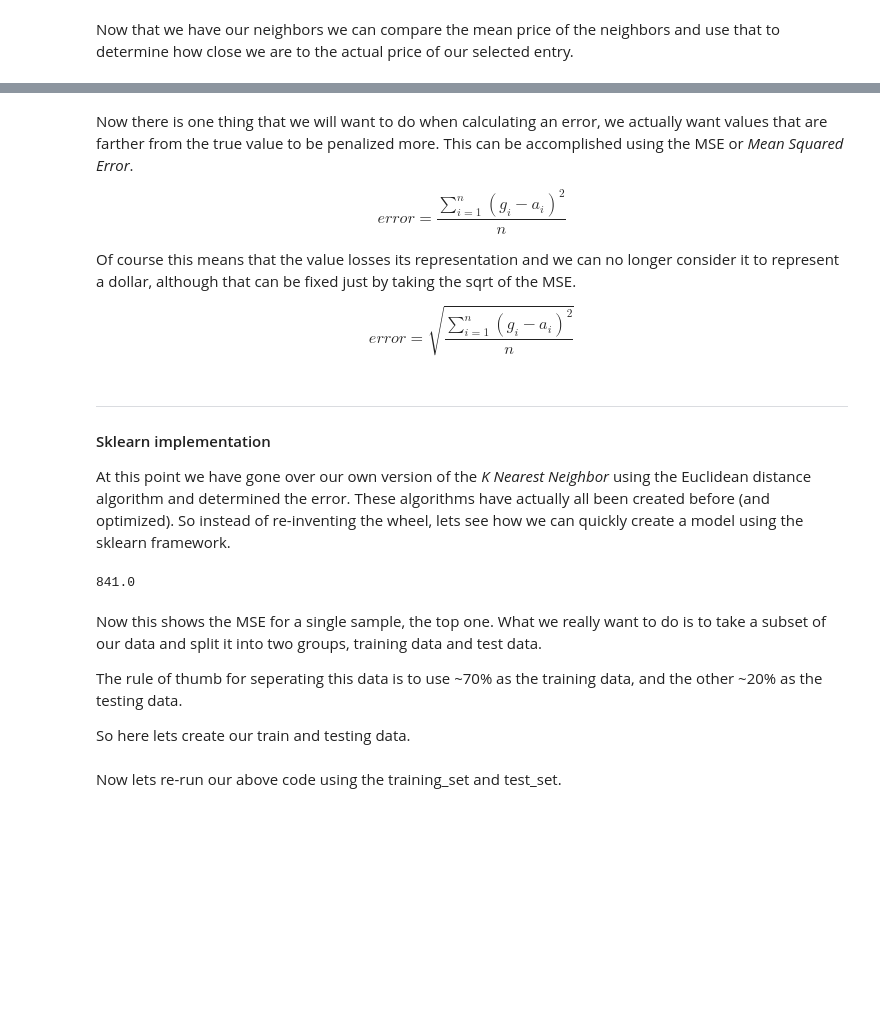
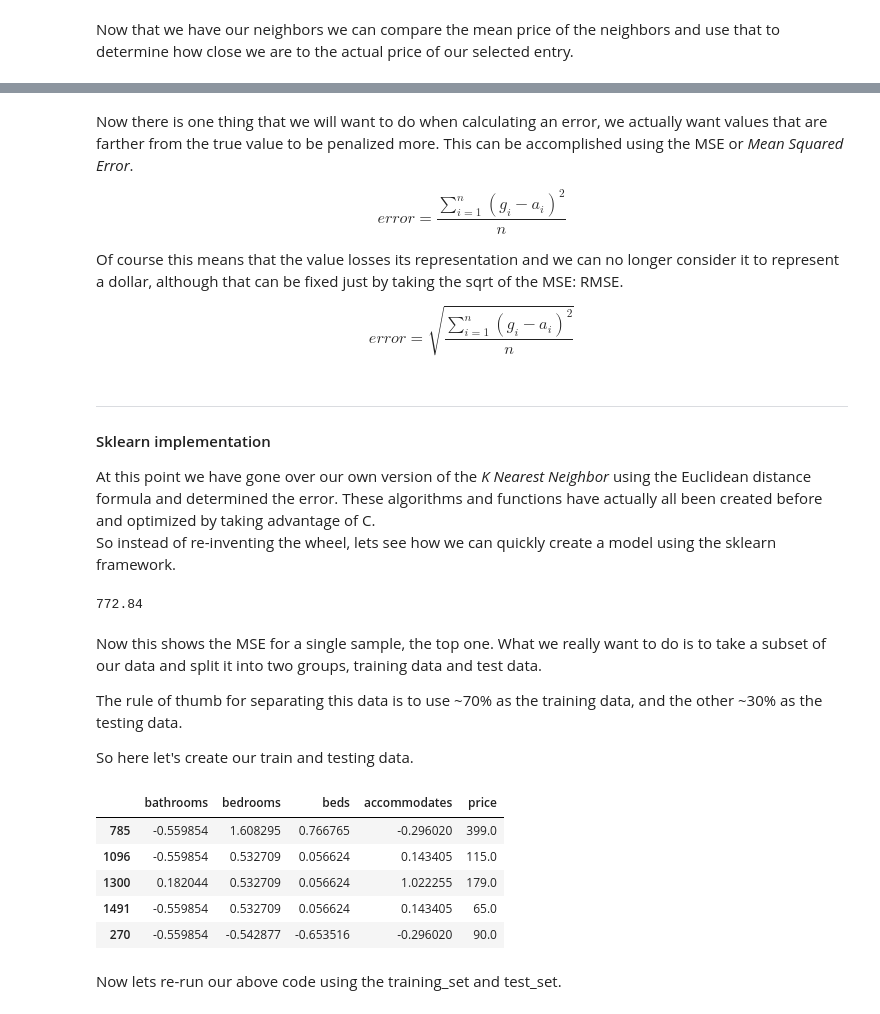
Before and after one commit to mikekwright/machine-learning-intro, a Jupyter notebook: notebook/k-regression-model.ipynb, the cells around one changed output, grey strips where cells are left out. Saved outputs shown, nothing was run; the diff lists cells and outputs as text; code cells hidden in the pictures; blank space fills up the shorter version.

Commit message:
Made a few changes to the regression model, including normalization

```diff
--- a/notebook/k-regression-model.ipynb
+++ b/notebook/k-regression-model.ipynb
@@ -290,7 +316,7 @@ error = \dfrac{\sum_{i=1}^{n}{(g_i - a_i)^2}}{n}
 \end{equation*}
 
 Of course this means that the value losses its representation and we can no longer consider it to
-represent a dollar, although that can be fixed just by taking the sqrt of the MSE.
+represent a dollar, although that can be fixed just by taking the sqrt of the MSE: RMSE.
 
 \begin{equation*}
 error = \sqrt{\dfrac{\sum_{i=1}^{n}{(g_i - a_i)^2}}{n}}
@@ -301,14 +327,16 @@ error = \sqrt{\dfrac{\sum_{i=1}^{n}{(g_i - a_i)^2}}{n}}
 #### Sklearn implementation
 
 At this point we have gone over our own version of the *K Nearest Neighbor* using the
-Euclidean distance algorithm and determined the error.  These algorithms have actually
-all been created before (and optimized).  So instead of re-inventing the wheel, lets
-see how we can quickly create a model using the sklearn framework.
+Euclidean distance formula and determined the error.  These algorithms and functions
+have actually all been created before and optimized by taking advantage of C.
+So instead of re-inventing the wheel, lets see how we can quickly create a model
+using the sklearn framework.
 # %%
 from sklearn.neighbors import KNeighborsRegressor
 from sklearn.metrics import mean_squared_error
 
 subset = data[columns]
+subset = normalize(subset)
 p = subset.iloc[0]
 subset = subset[1:]
 
@@ -321,15 +349,15 @@ predictions = model.predict(p[features].values.reshape(1, -1))
 error = mean_squared_error([p['price']], predictions)
 print(error)
 # %% [output]
-841.0
+772.84
 # %% [markdown]
 Now this shows the MSE for a single sample, the top one.  What we really want to do is to
 take a subset of our data and split it into two groups, training data and test data.
 
-The rule of thumb for seperating this data is to use ~70% as the training data, and the
-other ~20% as the testing data.
+The rule of thumb for separating this data is to use ~70% as the training data, and the
+other ~30% as the testing data.
 
-So here lets create our train and testing data.
+So here let's create our train and testing data.
 # %%
 from sklearn.utils import shuffle
 from math import floor
@@ -344,3 +373,12 @@ test_set = data[split_index:]
+# %%
+training_set.head(5)
+# %% [output]
+|  | bathrooms | bedrooms | beds | accommodates | price |
+| 785 | -0.559854 | 1.608295 | 0.766765 | -0.296020 | 399.0 |
+| 1096 | -0.559854 | 0.532709 | 0.056624 | 0.143405 | 115.0 |
+| 1300 | 0.182044 | 0.532709 | 0.056624 | 1.022255 | 179.0 |
+| 1491 | -0.559854 | 0.532709 | 0.056624 | 0.143405 | 65.0 |
+| 270 | -0.559854 | -0.542877 | -0.653516 | -0.296020 | 90.0 |
 # %% [markdown]
 Now lets re-run our above code using the training_set and test_set.
 # %%
```
Also changed, not shown: parts of 22 cells of this notebook.
